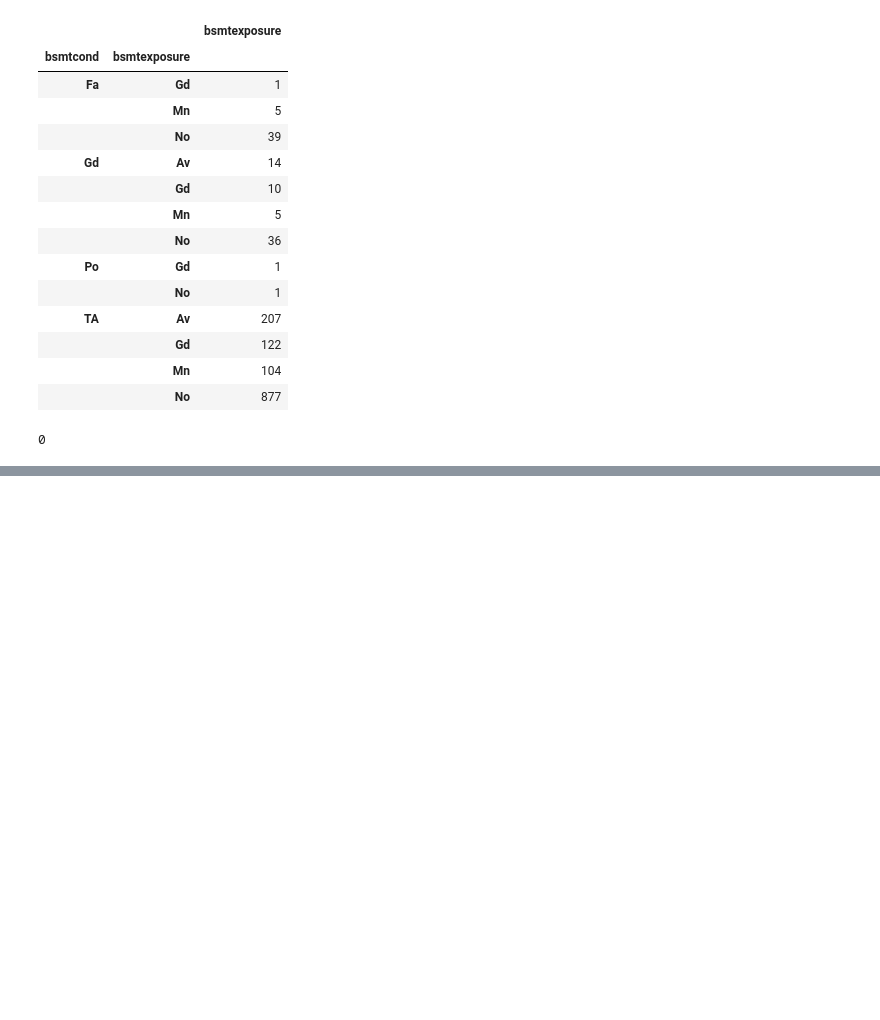
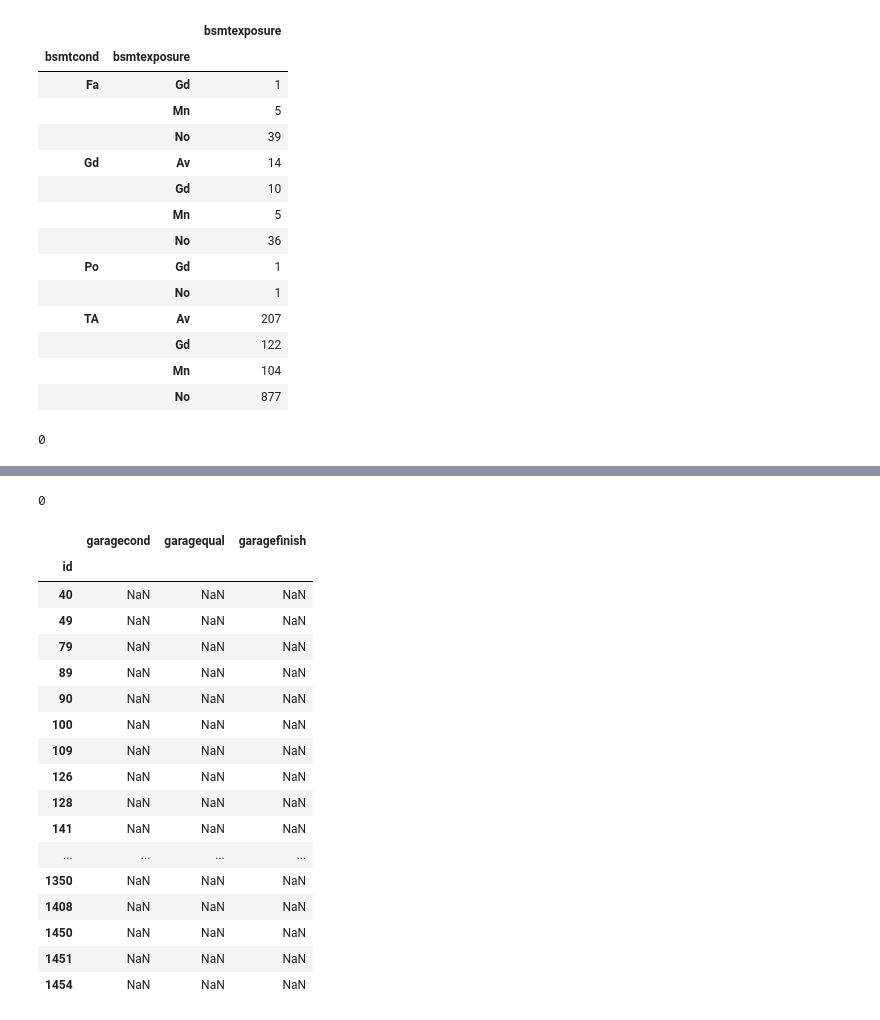
Before and after one commit to ashen007/pandas_data_analysis, a Jupyter notebook: v_3/r_2.ipynb, the cells around one changed output, grey strips where cells are left out. Drawn from its saved outputs; the diff is of its cells as text; code cells hidden in the pictures; blank space fills up the shorter version.

```diff
--- a/v_3/r_2.ipynb
+++ b/v_3/r_2.ipynb
@@ -409,3 +409,6 @@ train_data['bsmtexposure'] = np.where(train_data.bsmtexposure.isna(),
 train_data.bsmtexposure.isna().sum()
 # %% [output]
 0
+# %%
+train_data.bsmtfintype1.fillna(value='None',inplace=True)
+train_data.bsmtfintype1.isna().sum()
@@ -411,0 +438,36 @@ train_data.bsmtexposure.isna().sum()
+# %%
+replace_with = {'ALQ':'Unf',
+                'BLQ':'Unf',
+                'GLQ':'Unf',
+                'LwQ':'Unf',
+                'Rec':'Unf',
+                'Unf':'Unf',
+                'None':'None'}
+impute_with = train_data.bsmtfintype1.map(replace_with)
+train_data['bsmtfintype2'] = np.where(train_data.bsmtfintype2.isna(),
+                                      impute_with,
+                                      train_data.bsmtfintype2)
+train_data.bsmtfintype2.isna().sum()
+# %% [output]
+0
+# %%
+train_data.iloc[np.where(train_data['garagecond'].isna())][['garagecond','garagequal','garagefinish']]
+# %% [output]
+|  | garagecond | garagequal | garagefinish |
+| id |  |  |  |
+| 40 | NaN | NaN | NaN |
+| 49 | NaN | NaN | NaN |
+| 79 | NaN | NaN | NaN |
+| 89 | NaN | NaN | NaN |
+| 90 | NaN | NaN | NaN |
+| 100 | NaN | NaN | NaN |
+| 109 | NaN | NaN | NaN |
+| 126 | NaN | NaN | NaN |
+| 128 | NaN | NaN | NaN |
+| 141 | NaN | NaN | NaN |
+| ... | ... | ... | ... |
+| 1350 | NaN | NaN | NaN |
+| 1408 | NaN | NaN | NaN |
+| 1450 | NaN | NaN | NaN |
+| 1451 | NaN | NaN | NaN |
+| 1454 | NaN | NaN | NaN |
```
Also changed, not shown: parts of 3 cells of this notebook.
